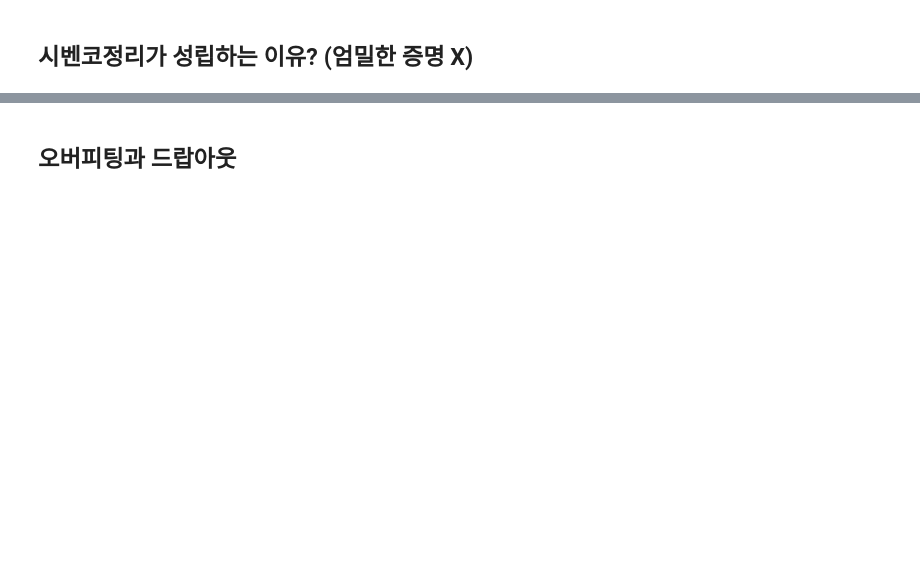
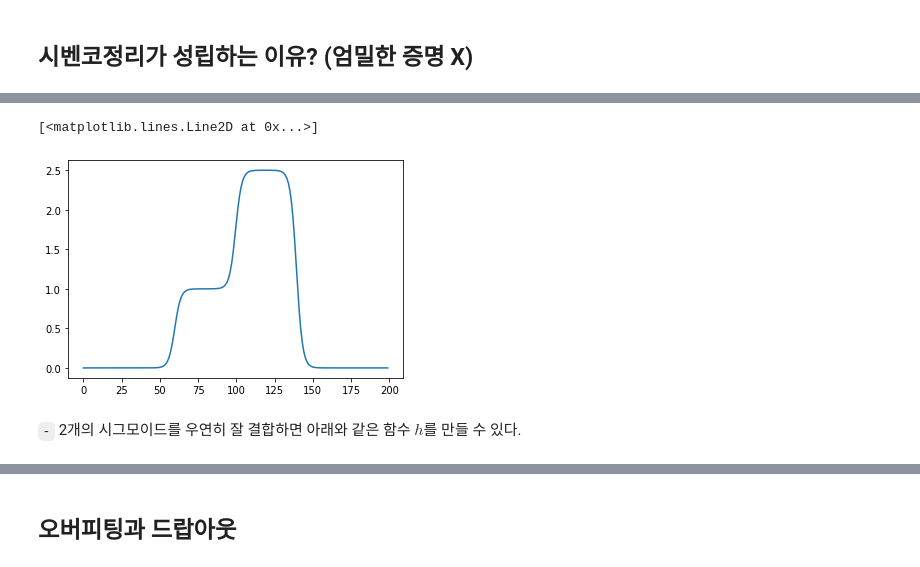
Before and after one commit to guebin/DL2022_backup, a Jupyter notebook: _notebooks/Untitled1.ipynb, the cells around one changed output, grey strips where cells are left out. Drawn from its saved outputs; the diff is of its cells as text; code cells hidden in the pictures; blank space fills up the shorter version.

```diff
--- a/_notebooks/Untitled1.ipynb
+++ b/_notebooks/Untitled1.ipynb
@@ -339,0 +350,2 @@ sig = torch.nn.Sigmoid()
+# %%
+x = torch.linspace(-10,10,200).reshape(-1,1)
@@ -357,0 +409,7 @@ plt.plot(x,sig(-5*(x-4)))
+# %%
+plt.plot(l2(a1(l1(x))).data)
+# %% [output]
+[<matplotlib.lines.Line2D at 0x...>]
+[figure, added]
+# %% [markdown]
+`-` 2개의 시그모이드를 우연히 잘 결합하면 아래와 같은 함수 $h$를 만들 수 있다.
```
Also changed, not shown: parts of 159 cells of this notebook, 1 other file.
